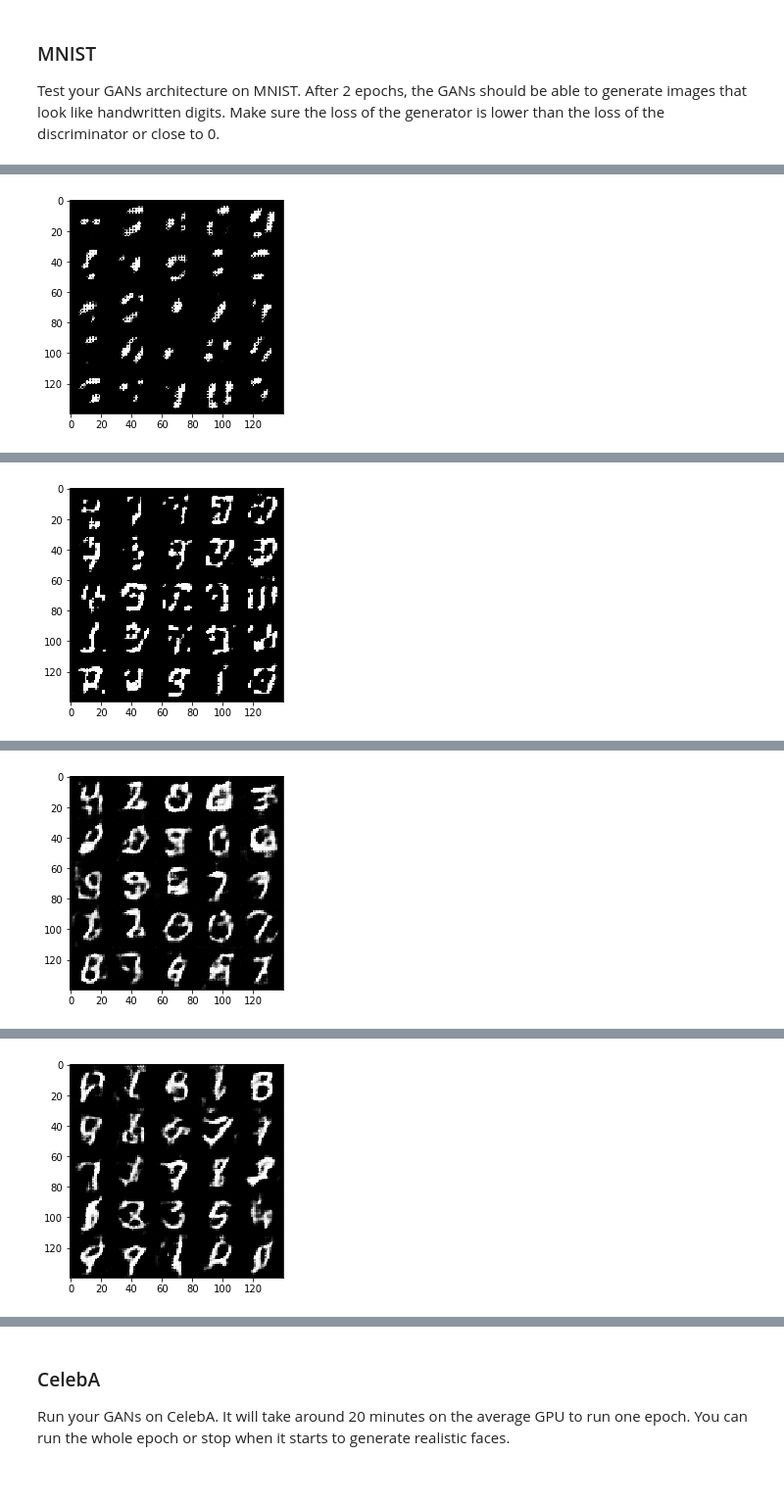
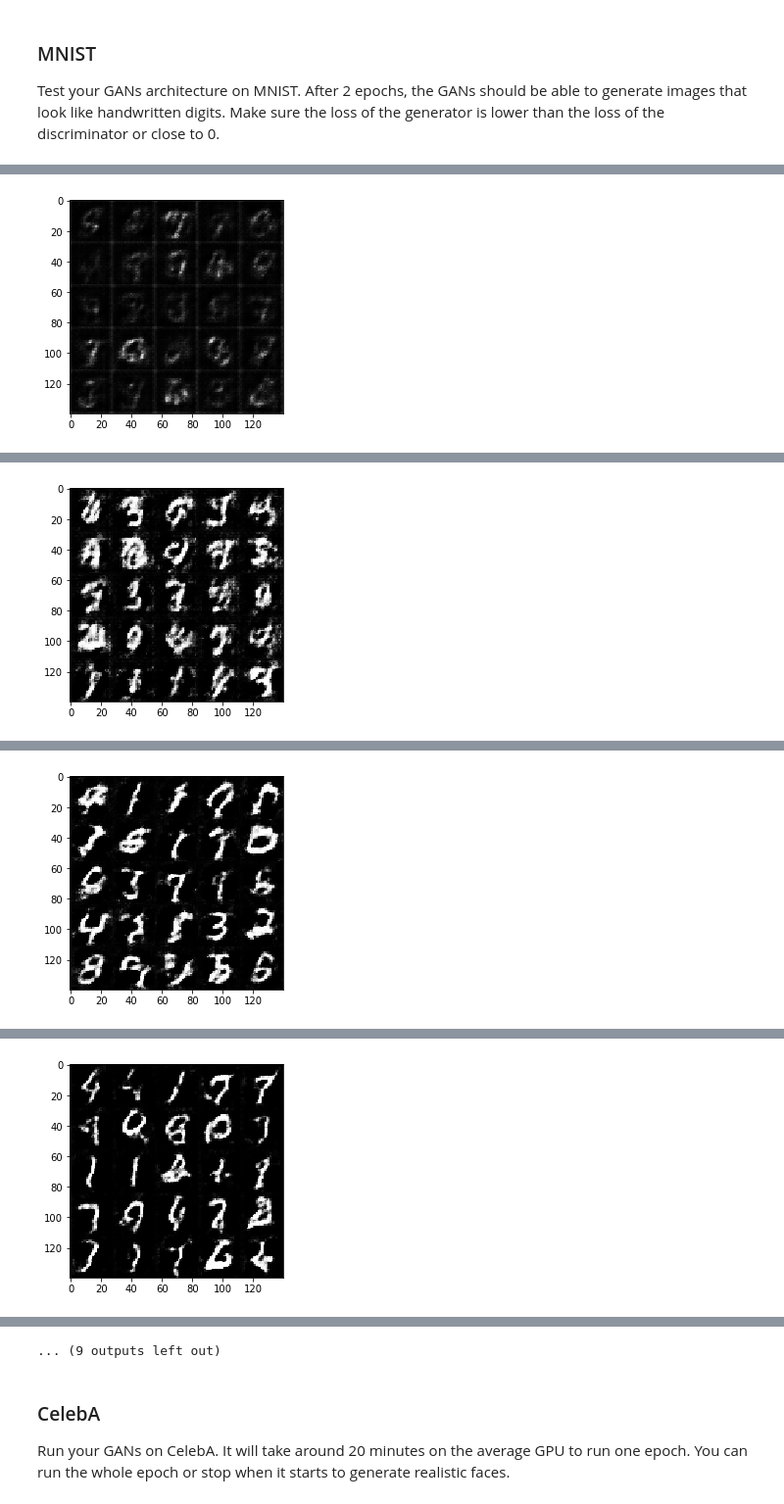
Before and after one commit to parth-desai/DLNDF-Project-5, a Jupyter notebook: dlnd_face_generation.ipynb, the cells around one changed output, grey strips where cells are left out. Shown at 98% size. Drawn from its saved outputs; the diff is of its cells as text; code cells hidden in the pictures.

```diff
--- a/dlnd_face_generation.ipynb
+++ b/dlnd_face_generation.ipynb
@@ -148,19 +148,19 @@ def discriminator(images, reuse=False,alpha = 0.2):
 
     with tf.variable_scope('discriminator',reuse=reuse):
 
-        conv1 = tf.layers.conv2d(images,32,5,strides=2,padding='same')
+        conv1 = tf.layers.conv2d(images,64,5,strides=2,padding='same')
         relu1 = tf.maximum(alpha * conv1,conv1)
 
-        conv2 = tf.layers.conv2d(relu1,64,5,strides=2,padding = 'same')
+        conv2 = tf.layers.conv2d(relu1,128,5,strides=2,padding = 'same')
         batch_norm2 = tf.layers.batch_normalization(conv2,training=True)
         relu2 = tf.maximum(alpha * batch_norm2,batch_norm2)
 
 
-        conv3 = tf.layers.conv2d(relu2,128,5,strides=2,padding = 'same')
+        conv3 = tf.layers.conv2d(relu2,256,5,strides=2,padding = 'same')
         batch_norm3 = tf.layers.batch_normalization(conv3,training=True)
         relu3 = tf.maximum(alpha * batch_norm3,batch_norm3)
 
-        flat = tf.reshape(relu3,(-1,4*4*128))
+        flat = tf.reshape(relu3,(-1,4*4*256))
         logits = tf.layers.dense(flat,1)
         out = tf.sigmoid(logits)
 
@@ -354,7 +354,7 @@ def train(epoch_count, batch_size, z_dim, learning_rate, beta1, get_batches, dat
 
     h ,w, c = data_shape[1],data_shape[2],data_shape[3]
 
-    input_real,input_z,_= model_inputs(h,w,c,z_dim)
+    input_real,input_z,lr= model_inputs(h,w,c,z_dim)
 
     d_loss,g_loss=model_loss(input_real,input_z,c,alpha=alpha)
 
@@ -376,13 +376,13 @@ def train(epoch_count, batch_size, z_dim, learning_rate, beta1, get_batches, dat
                 batch_z = np.random.uniform(-1,1,size=(batch_size,z_dim))
 
                 # Run optimizers
-                _ = sess.run(d_opt,feed_dict={input_real:batch_images,input_z:batch_z})
-                _ = sess.run(g_opt,feed_dict={input_z:batch_z,input_real:batch_images})
-
+                _ = sess.run(d_opt,feed_dict={input_real:batch_images,input_z:batch_z,lr:learning_rate})
+                _ = sess.run(g_opt,feed_dict={input_z:batch_z,input_real:batch_images,lr:learning_rate})
+                _ = sess.run(g_opt,feed_dict={input_z:batch_z,input_real:batch_images,lr:learning_rate})
 
                 if steps % print_num == 0:
-                    train_loss_d = d_loss.eval({input_z:batch_z,input_real:batch_images})
-                    train_loss_g = g_loss.eval({input_z:batch_z})
+                    train_loss_d = d_loss.eval({input_z:batch_z,input_real:batch_images,lr:learning_rate})
+                    train_loss_g = g_loss.eval({input_z:batch_z,lr:learning_rate})
 
                     print("Epoch {}/{}....".format(e+1,epochs),
                       "Discriminator loss: {:.4f}....".format(train_loss_d),
@@ -396,9 +396,9 @@ def train(epoch_count, batch_size, z_dim, learning_rate, beta1, get_batches, dat
 ### MNIST
 Test your GANs architecture on MNIST.  After 2 epochs, the GANs should be able to generate images that look like handwritten digits.  Make sure the loss of the generator is lower than the loss of the discriminator or close to 0.
 # %%
-batch_size = 256
+batch_size = 128
 z_dim = 100
-learning_rate =0.002
+learning_rate =0.0002
 beta1 = 0.5
 
 
@@ -426 +426 @@ Epoch 1/2.... Discriminator loss: 1.0684.... Generator Loss:1.2344
-[figure, old version]
+[figure, new version]
@@ -437 +437 @@ Epoch 1/2.... Discriminator loss: 0.8052.... Generator Loss:1.4076
-[figure, old version]
+[figure, new version]
@@ -448 +448 @@ Epoch 2/2.... Discriminator loss: 1.5013.... Generator Loss:0.6000
-[figure, old version]
+[figure, new version]
@@ -459 +459 @@ Epoch 2/2.... Discriminator loss: 1.1395.... Generator Loss:1.2715
-[figure, old version]
+[figure, new version]
@@ -468,3 +482,4 @@ IndexError: list index out of range
+... (9 outputs left out)
 # %% [markdown]
 ### CelebA
 Run your GANs on CelebA.  It will take around 20 minutes on the average GPU to run one epoch.  You can run the whole epoch or stop when it starts to generate realistic faces.
```
Also changed, not shown: parts of 2 cells of this notebook.
